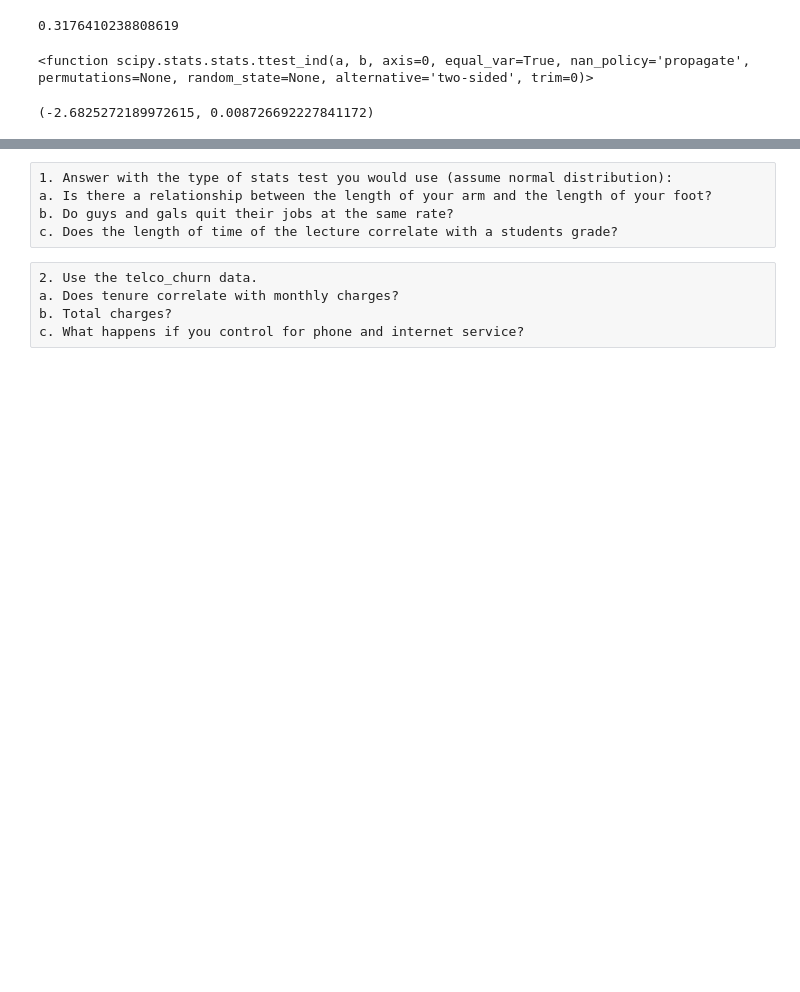
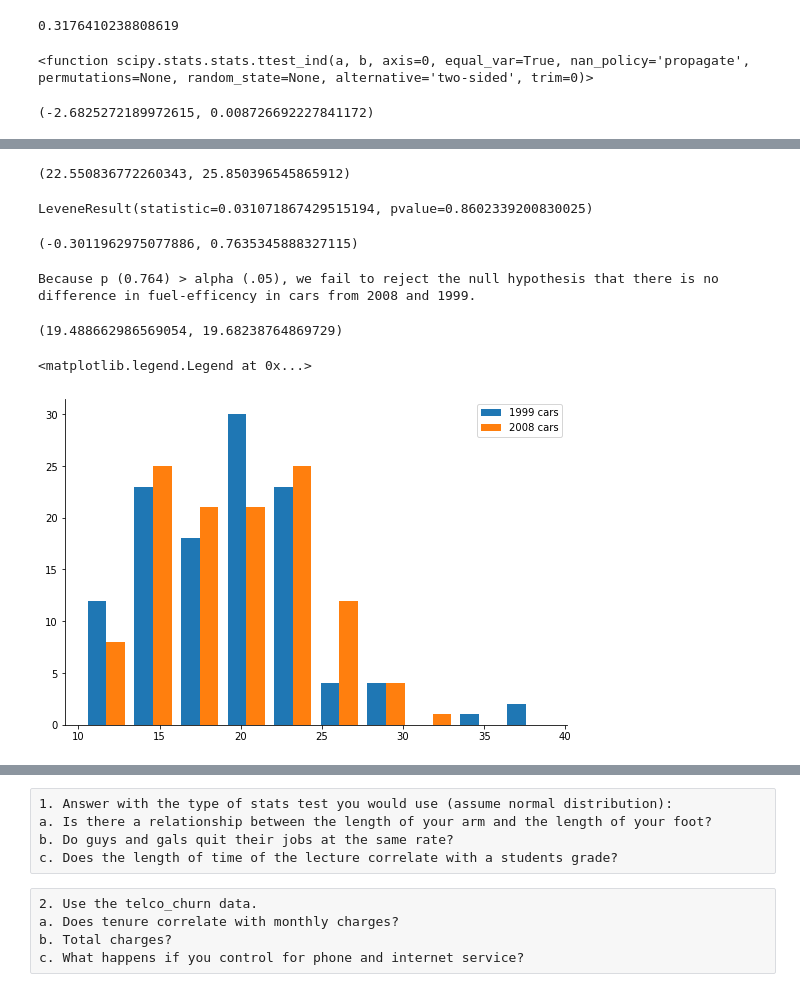
Before and after one commit to raedownen/stats-exercises, a Jupyter notebook: hypothesis_testing.ipynb, the cells around one changed output, grey strips where cells are left out. Cells and saved outputs as stored; diff of their text form; code cells hidden in the pictures; blank space fills up the shorter version.

```diff
--- a/hypothesis_testing.ipynb
+++ b/hypothesis_testing.ipynb
@@ -166,0 +206,38 @@ mpg
+# %%
+
+# is the variance same for both sample? Yes
+
+fe_2008.var(), fe_1999.var()
+# %% [output]
+(22.550836772260343, 25.850396545865912)
+# %%
+# # stats Levene test - returns p value. small p-value means unequal variances
+stats.levene(fe_2008, fe_1999)
+# %% [output]
+LeveneResult(statistic=0.031071867429515194, pvalue=0.8602339200830025)
+# %%
+# calculate t-statistic and p value
+# high p-value suggests that the populations have equal variances
+
+t, p = stats.ttest_ind(fe_2008, fe_1999)
+t, p
+# %% [output]
+(-0.3011962975077886, 0.7635345888327115)
+# %%
+print(f'''
+Because p ({p:.3f}) > alpha (.05), we fail to reject the null\
+ hypothesis that there is no difference in fuel-efficency in cars\
+ from 2008 and 1999.''')
+# %% [output]
+Because p (0.764) > alpha (.05), we fail to reject the null hypothesis that there is no difference in fuel-efficency in cars from 2008 and 1999.
+# %%
+fe_2008.mean(), fe_1999.mean()
+# %% [output]
+(19.488662986569054, 19.68238764869729)
+# %%
+plt.figure(figsize=(9,6))
+plt.hist([fe_1999, fe_2008], label=["1999 cars", "2008 cars"])
+plt.legend(loc="upper right")
+# %% [output]
+<matplotlib.legend.Legend at 0x...>
+[figure, added]
```
Also changed, not shown: parts of 81 cells of this notebook.
